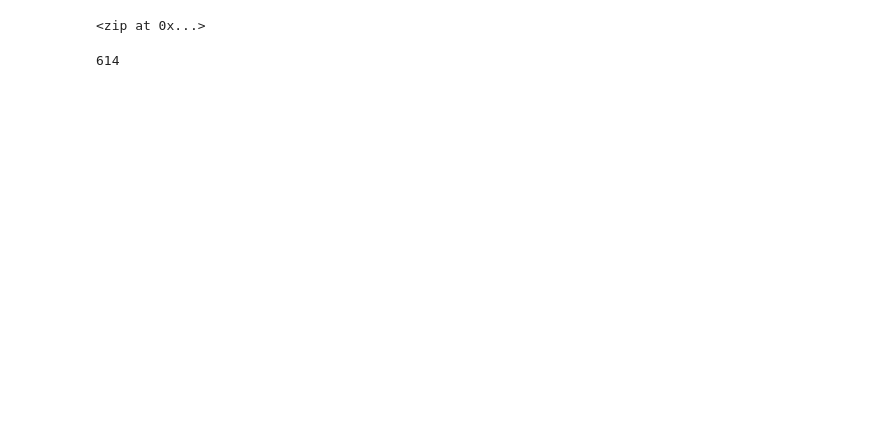
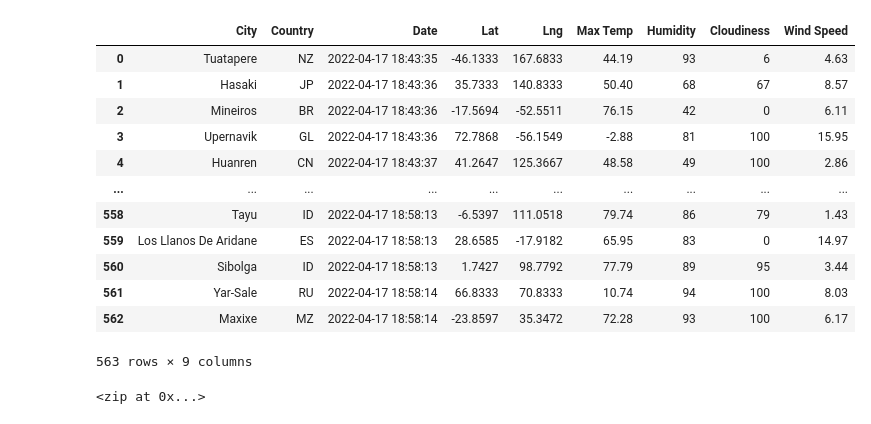
Before and after one commit to remenars/World_Weather_Analysis, a Jupyter notebook: WeatherPy.ipynb, the cells around one changed output. Saved outputs shown, nothing was run; the diff lists cells and outputs as text; code cells hidden in the pictures; blank space fills up the shorter version.

```diff
--- a/WeatherPy.ipynb
+++ b/WeatherPy.ipynb
@@ -5,0 +130,4 @@ import numpy as np
+# %%
+# Convert the array of dictionaries to a Pandas DataFrame.
+city_data_df = pd.DataFrame(city_data)
+city_data_df.head(10)
@@ -5,0 +146,18 @@ import numpy as np
+# %%
+new_column_order = ["City", "Country", "Date", "Lat", "Lng", "Max Temp", "Humidity", "Cloudiness", "Wind Speed"]
+New_City_Data_df = city_data_df[new_column_order]
+New_City_Data_df
+# %% [output]
+|  | City | Country | Date | Lat | Lng | Max Temp | Humidity | Cloudiness | Wind Speed |
+| 0 | Tuatapere | NZ | 2022-04-17 18:43:35 | -46.1333 | 167.6833 | 44.19 | 93 | 6 | 4.63 |
+| 1 | Hasaki | JP | 2022-04-17 18:43:36 | 35.7333 | 140.8333 | 50.40 | 68 | 67 | 8.57 |
+| 2 | Mineiros | BR | 2022-04-17 18:43:36 | -17.5694 | -52.5511 | 76.15 | 42 | 0 | 6.11 |
+| 3 | Upernavik | GL | 2022-04-17 18:43:36 | 72.7868 | -56.1549 | -2.88 | 81 | 100 | 15.95 |
+| 4 | Huanren | CN | 2022-04-17 18:43:37 | 41.2647 | 125.3667 | 48.58 | 49 | 100 | 2.86 |
+| ... | ... | ... | ... | ... | ... | ... | ... | ... | ... |
+| 558 | Tayu | ID | 2022-04-17 18:58:13 | -6.5397 | 111.0518 | 79.74 | 86 | 79 | 1.43 |
+| 559 | Los Llanos De Aridane | ES | 2022-04-17 18:58:13 | 28.6585 | -17.9182 | 65.95 | 83 | 0 | 14.97 |
+| 560 | Sibolga | ID | 2022-04-17 18:58:13 | 1.7427 | 98.7792 | 77.79 | 89 | 95 | 3.44 |
+| 561 | Yar-Sale | RU | 2022-04-17 18:58:14 | 66.8333 | 70.8333 | 10.74 | 94 | 100 | 8.03 |
+| 562 | Maxixe | MZ | 2022-04-17 18:58:14 | -23.8597 | 35.3472 | 72.28 | 93 | 100 | 6.17 |
+563 rows × 9 columns
@@ -20,17 +183,3 @@ lat_lngs
 coordinates = list(lat_lngs)
 # %%
 from citipy import citipy
-# %%
-# Create a list for holding the cities.
-cities = []
-# Identify the nearest city for each latitude and longitude combination.
-for coordinate in coordinates:
-    city = citipy.nearest_city(coordinate[0], coordinate[1]).city_name
-
-    # If the city is unique, then we will add it to the cities list.
-    if city not in cities:
-        cities.append(city)
-# Print the city count to confirm sufficient count.
-len(cities)
-# %% [output]
-614
```
Also changed, not shown: parts of 8 cells of this notebook, 3 other files.
